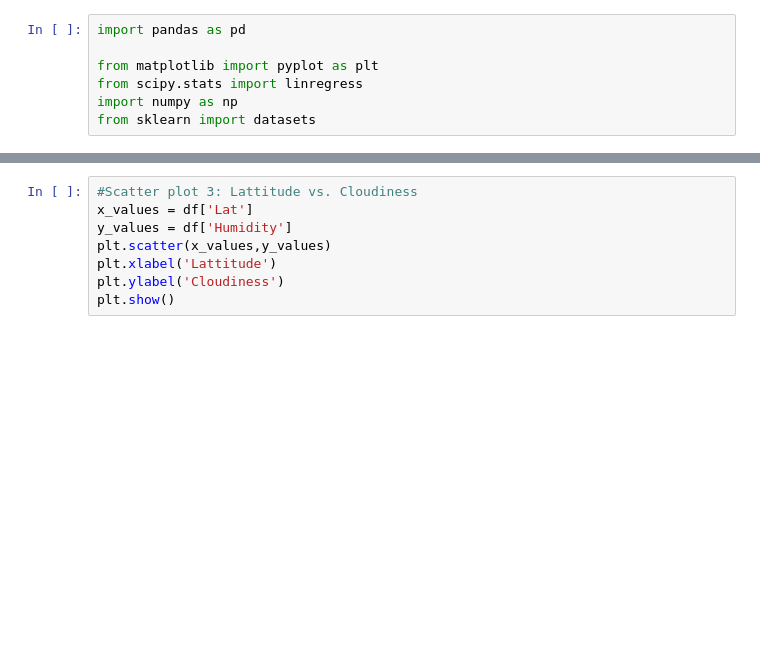
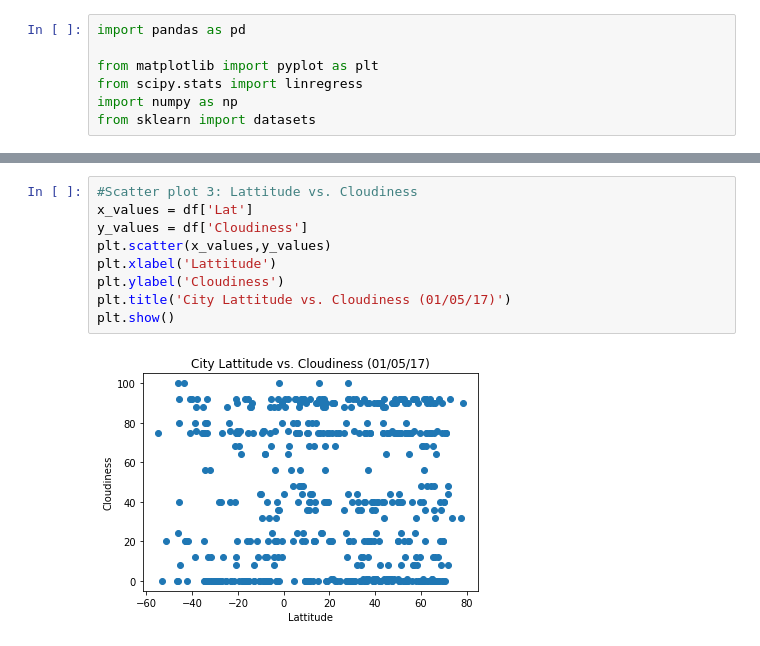
Before and after one commit to TempestCampbell/Web-Design-Challenge, a Jupyter notebook: WeatherTablesAndGraphs.ipynb, the cells around one changed output, grey strips where cells are left out. Drawn from its saved outputs; the diff is of its cells as text; blank space fills up the shorter version.

```diff
--- a/WeatherTablesAndGraphs.ipynb
+++ b/WeatherTablesAndGraphs.ipynb
@@ -50,11 +78,14 @@ plt.show()
 # %%
 #Scatter plot 3: Lattitude vs. Cloudiness
 x_values = df['Lat']
-y_values = df['Humidity']
+y_values = df['Cloudiness']
 plt.scatter(x_values,y_values)
 plt.xlabel('Lattitude')
 plt.ylabel('Cloudiness')
+plt.title('City Lattitude vs. Cloudiness (01/05/17)')
 plt.show()
+# %% [output]
+[figure, added]
 # %%
 #Scatter plot 4: Lattitude vs. Wind Speed
 x_values = df['Lat']
```
Also changed, not shown: parts of 8 cells of this notebook, 2 other files.
